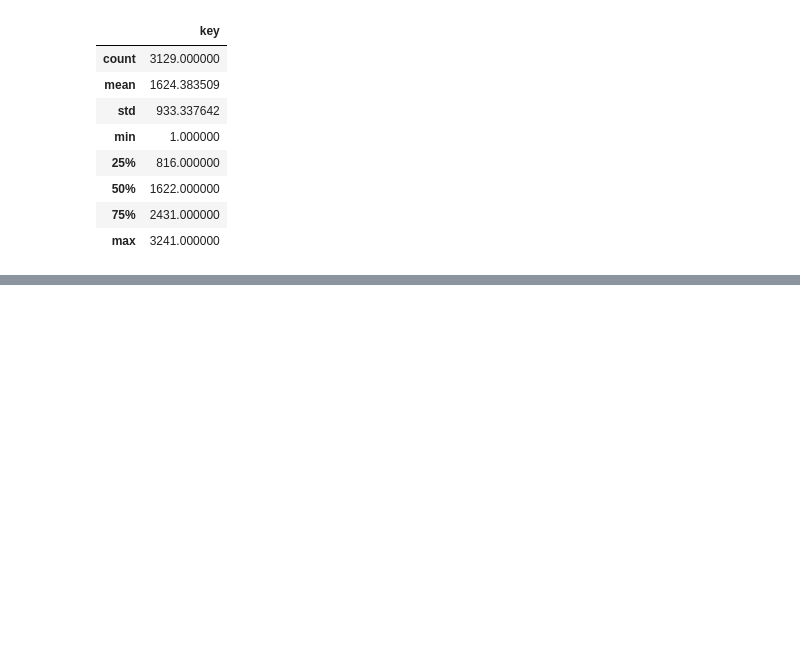
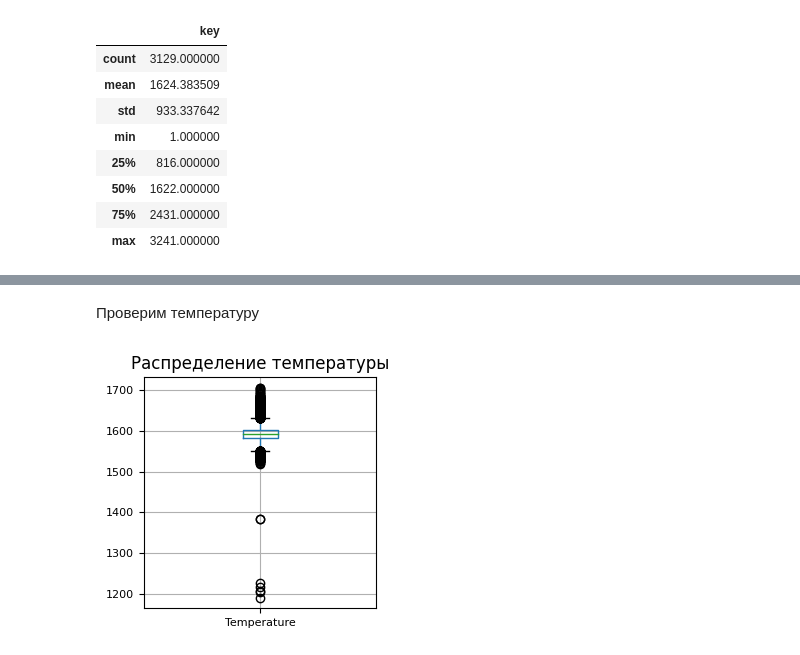
Before and after one commit to akrasnov87/yandex-practicum-final-project, a Jupyter notebook: industry.ipynb, the cells around one changed output, grey strips where cells are left out. Drawn from its saved outputs; the diff is of its cells as text; code cells hidden in the pictures; blank space fills up the shorter version.

```diff
--- a/industry.ipynb
+++ b/industry.ipynb
@@ -507,0 +654,10 @@ engine.dispose()
+# %%
+# установим индекс
+data_temp = data_temp.set_index('key')
+# %%
+# обработаем поле "время замера"
+data_temp['MesaureTime'] = pd.to_datetime(data_temp['MesaureTime'], format='%H:%M:%S').dt.time
+data_temp['MesaureTime'] = data_temp['MesaureTime'].apply(total_seconds)
+# %%
+# объеденим данные с "данными об электродах"
+data_temp = data_temp.merge(data_arc[['BeginHeatSeconds']], how='inner', left_index=True, right_on='key')
@@ -507,0 +674,10 @@ engine.dispose()
+# %%
+data_temp['MesaureSeconds'] = data_temp[['MesaureTime', 'BeginHeatSeconds']].apply(to_second, axis=1)
+# %% [markdown]
+Проверим температуру
+# %%
+data_temp.boxplot('Temperature', figsize=(3, 3), fontsize=8)
+plt.title('Распределение температуры')
+plt.show()
+# %% [output]
+[figure, added]
```
Also changed, not shown: parts of 47 cells of this notebook.
